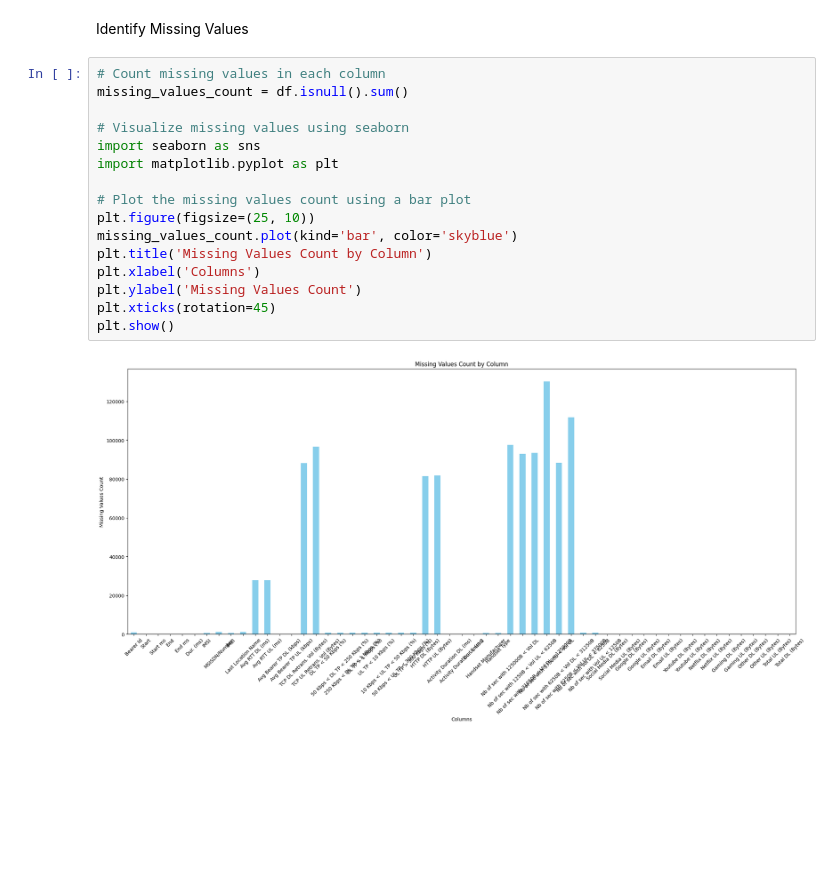
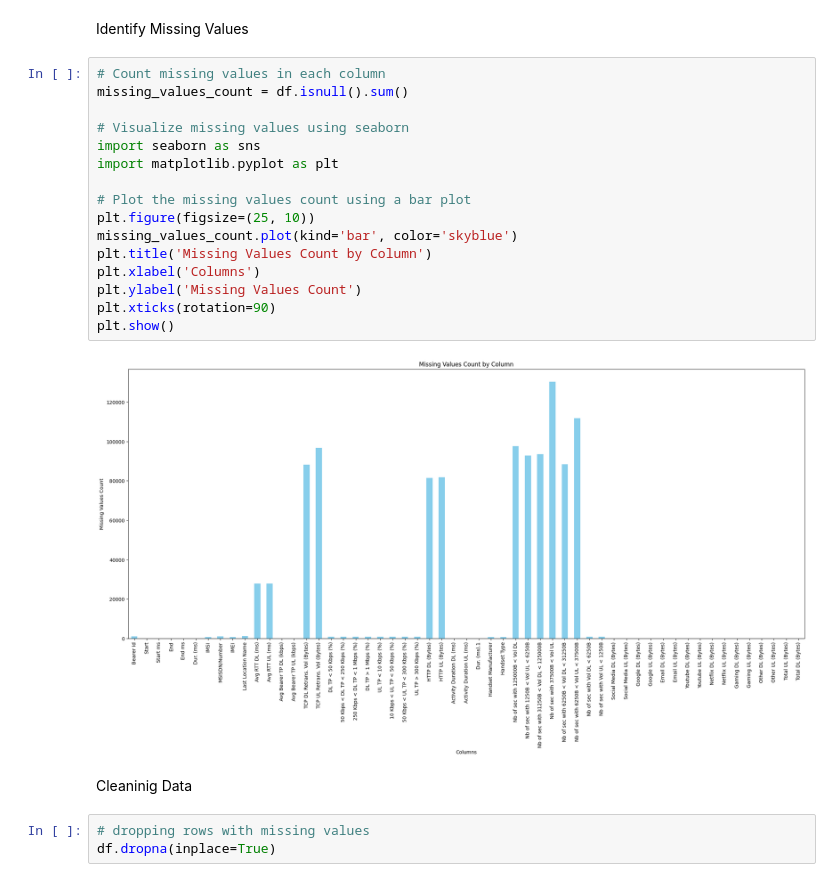
Before and after one commit to mahbubah/Telecom_DataAnalysis, a Jupyter notebook: notebooks/User Overview Analysis.ipynb, the cells around one changed output. Drawn from its saved outputs; the diff is of its cells as text; blank space fills up the shorter version.

```diff
--- a/notebooks/User Overview Analysis.ipynb
+++ b/notebooks/User Overview Analysis.ipynb
@@ -51,18 +51,23 @@ Identify Missing Values
 # %%
 # Count missing values in each column
 missing_values_count = df.isnull().sum()
 
 # Visualize missing values using seaborn
 import seaborn as sns
 import matplotlib.pyplot as plt
 
 # Plot the missing values count using a bar plot
 plt.figure(figsize=(25, 10))
 missing_values_count.plot(kind='bar', color='skyblue')
 plt.title('Missing Values Count by Column')
 plt.xlabel('Columns')
 plt.ylabel('Missing Values Count')
-plt.xticks(rotation=45)
+plt.xticks(rotation=90)
 plt.show()
 # %% [output]
-[figure, old version]
+[figure, new version]
+# %% [markdown]
+Cleaninig Data
+# %%
+# dropping rows with missing values
+df.dropna(inplace=True)
```
Also changed, not shown: parts of 3 cells of this notebook.
